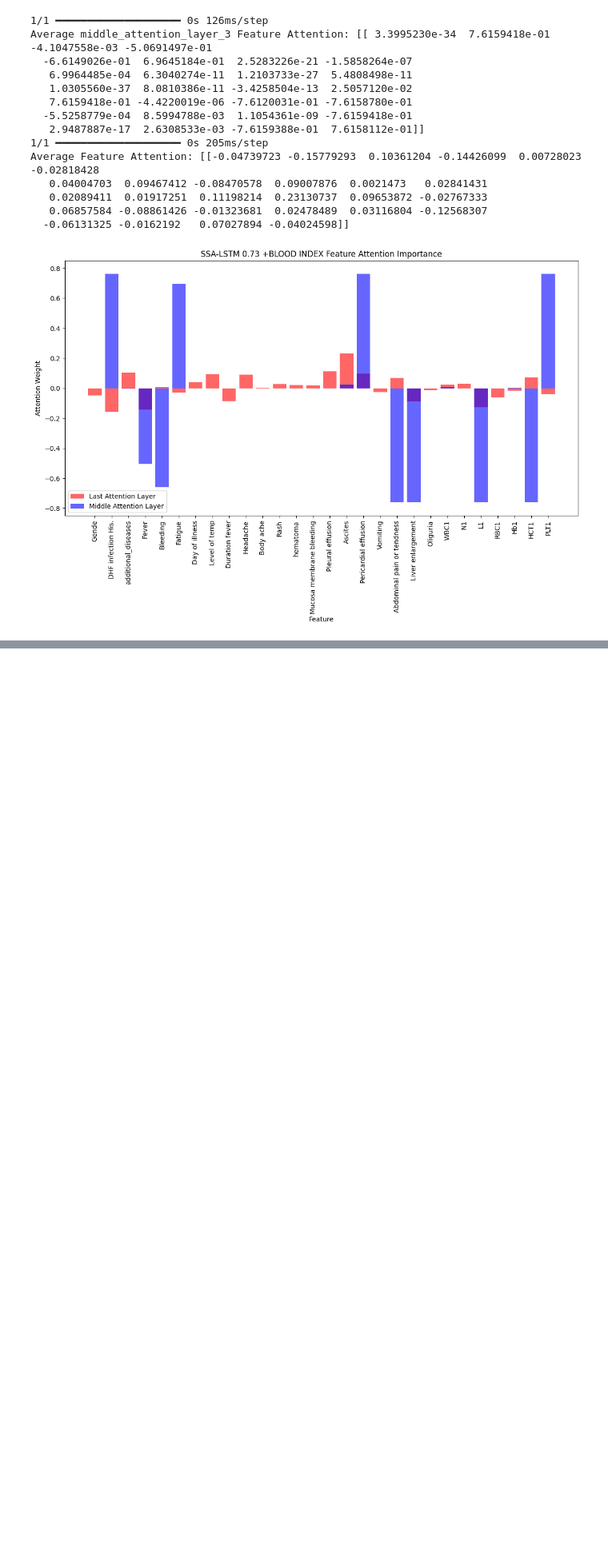
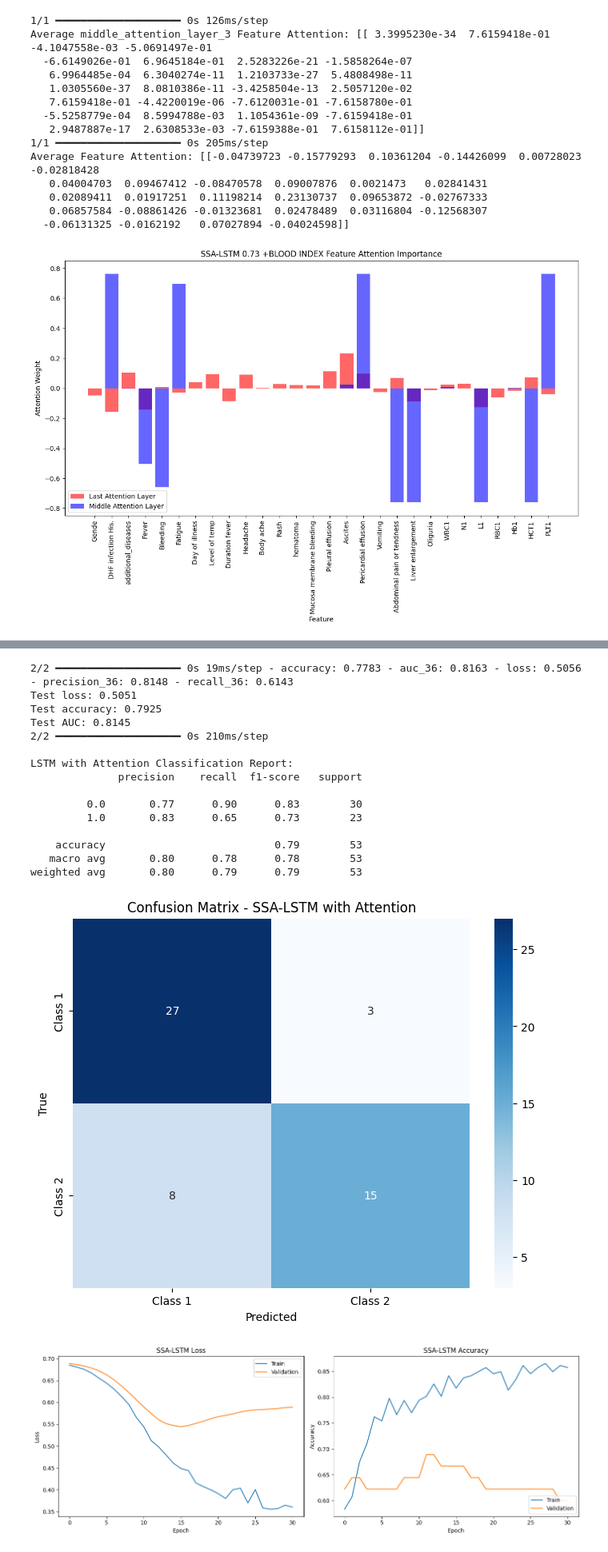
Before and after one commit to khnam-ng/SevereDengueFever, a Jupyter notebook: notebooks/LSTM.ipynb, the cells around one changed output, grey strips where cells are left out. Shown at 80% size. Cells and saved outputs as stored; diff of their text form; code cells hidden in the pictures; blank space fills up the shorter version.

```diff
--- a/notebooks/LSTM.ipynb
+++ b/notebooks/LSTM.ipynb
@@ -1775,0 +2472,70 @@ Average Feature Attention: [[-0.04739723 -0.15779293  0.10361204 -0.14426099  0.
+# %%
+# Evaluate on test set
+test_results = model.evaluate(X_test_lstm, y_test_lstm, verbose=1)
+print(f"Test loss: {test_results[0]:.4f}")
+print(f"Test accuracy: {test_results[1]:.4f}")
+print(f"Test AUC: {test_results[2]:.4f}")
+# Make predictions
+y_pred_proba = model.predict(X_test_lstm, verbose=1)
+y_pred = (y_pred_proba > 0.5).astype(int).flatten()  # Flatten to ensure compatible shape
+# Make predictions
+# Classification report
+from sklearn.metrics import classification_report, confusion_matrix
+print("\nLSTM with Attention Classification Report:")
+print(classification_report(y_test_lstm, y_pred))
+
+
+
+# Plot confusion matrix
+import matplotlib.pyplot as plt
+import seaborn as sns
+
+cm = confusion_matrix(y_test_lstm, y_pred)
+plt.figure(figsize=(8, 6))
+sns.heatmap(cm, annot=True, fmt='d', cmap='Blues',
+            xticklabels=['Class 1', 'Class 2'],
+            yticklabels=['Class 1', 'Class 2'])
+plt.xlabel('Predicted')
+plt.ylabel('True')
+plt.title('Confusion Matrix - SSA-LSTM with Attention')
+plt.show()
+
+# Plot training history
+plt.figure(figsize=(14, 5))
+
+plt.subplot(1, 2, 1)
+plt.plot(history.history['loss'])
+plt.plot(history.history['val_loss'])
+plt.title('SSA-LSTM Loss')
+plt.ylabel('Loss')
+plt.xlabel('Epoch')
+plt.legend(['Train', 'Validation'], loc='upper right')
+
+plt.subplot(1, 2, 2)
+plt.plot(history.history['accuracy'])
+plt.plot(history.history['val_accuracy'])
+plt.title('SSA-LSTM Accuracy')
+plt.ylabel('Accuracy')
+plt.xlabel('Epoch')
+plt.legend(['Train', 'Validation'], loc='lower right')
+
+plt.tight_layout()
+plt.show()
+# %% [output]
+2/2 ━━━━━━━━━━━━━━━━━━━━ 0s 19ms/step - accuracy: 0.7783 - auc_36: 0.8163 - loss: 0.5056 - precision_36: 0.8148 - recall_36: 0.6143
+Test loss: 0.5051
+Test accuracy: 0.7925
+Test AUC: 0.8145
+2/2 ━━━━━━━━━━━━━━━━━━━━ 0s 210ms/step
+
+LSTM with Attention Classification Report:
+              precision    recall  f1-score   support
+
+         0.0       0.77      0.90      0.83        30
+         1.0       0.83      0.65      0.73        23
+
+    accuracy                           0.79        53
+   macro avg       0.80      0.78      0.78        53
+weighted avg       0.80      0.79      0.79        53
+[figure, added]
+[figure, added]
```
Also changed, not shown: parts of 25 cells of this notebook, 3 other files.
